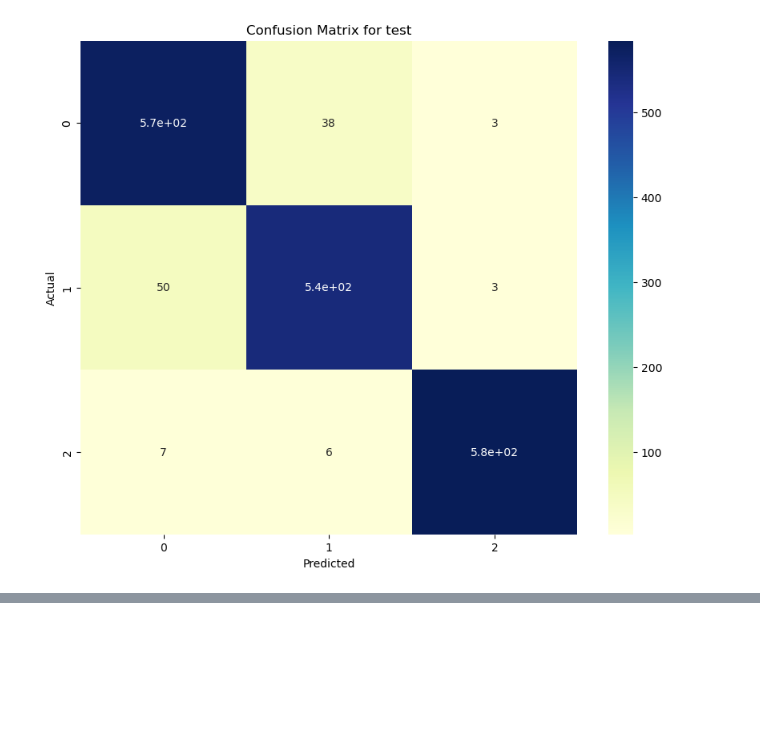
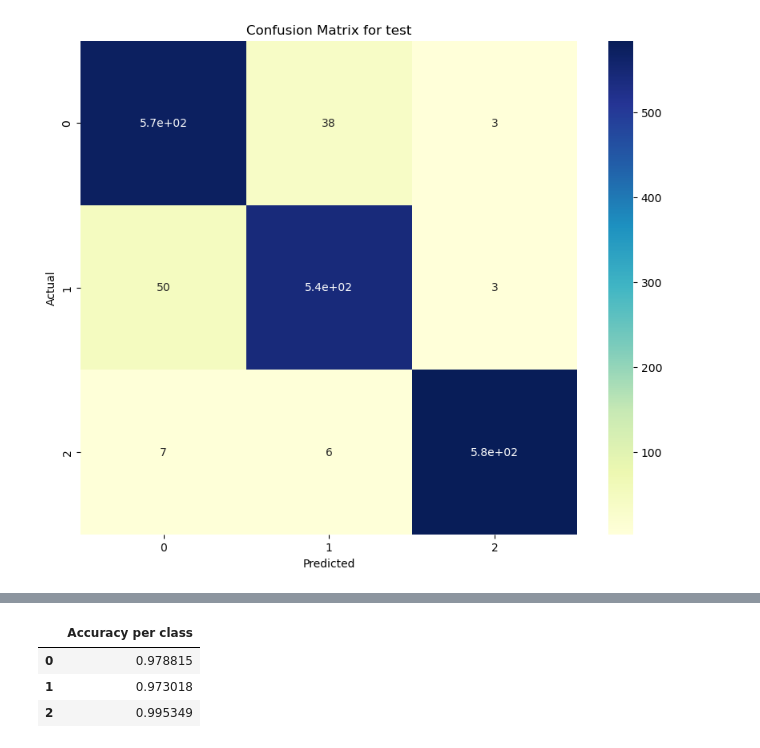
Before and after one commit to lakomchik/swan_lake, a Jupyter notebook: src/mobile_vit_exp.ipynb, the cells around one changed output, grey strips where cells are left out. Cells and saved outputs as stored; diff of their text form; code cells hidden in the pictures; blank space fills up the shorter version.

```diff
--- a/src/mobile_vit_exp.ipynb
+++ b/src/mobile_vit_exp.ipynb
@@ -335,0 +373,7 @@ model.fc = nn.Sequential(nn.BatchNorm1d(num_in_feat),
+# %%
+pd.DataFrame(columns=['Accuracy per class'],data=cm.diagonal()/np.sum(cm,axis=1))
+# %% [output]
+|  | Accuracy per class |
+| 0 | 0.978815 |
+| 1 | 0.973018 |
+| 2 | 0.995349 |
```
Also changed, not shown: parts of 6 cells of this notebook, 3 other files.
